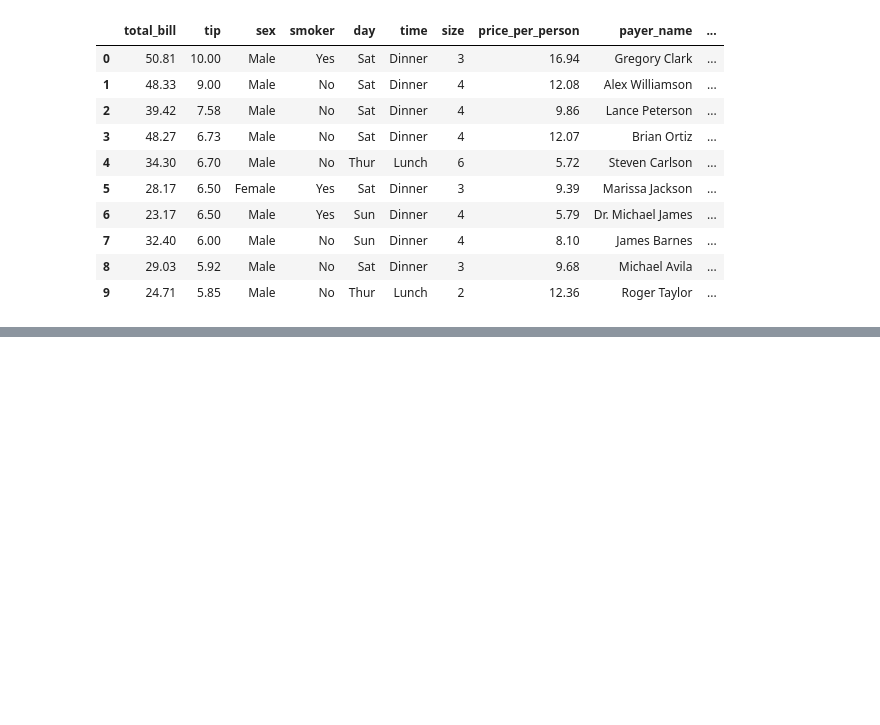
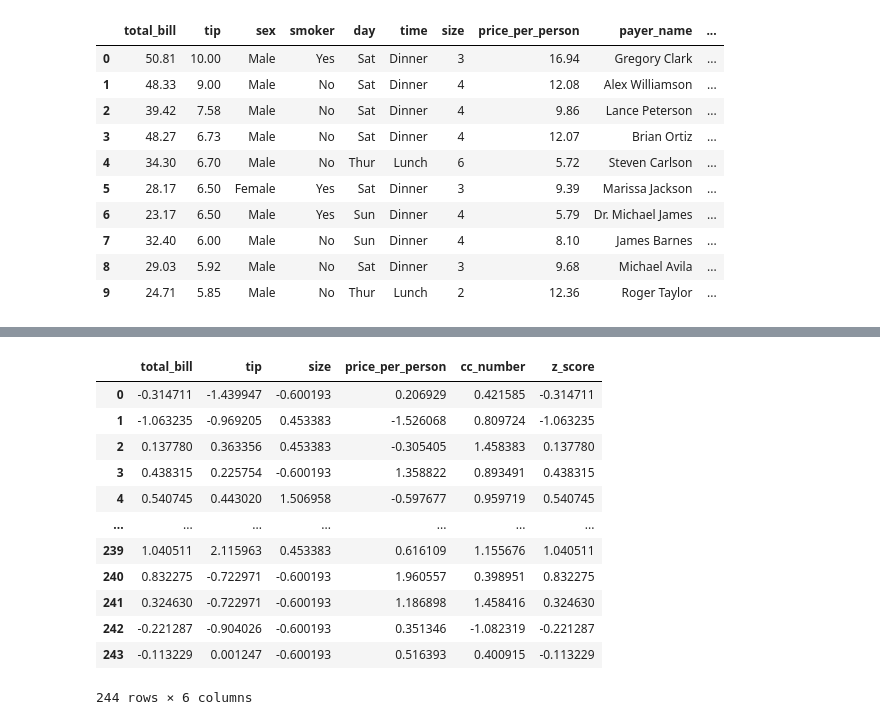
Before and after one commit to BulutMehmetAli/Machine-Learning-Journey, a Jupyter notebook: Pandas/ProgressiveOverloading.ipynb, the cells around one changed output, grey strips where cells are left out. Saved outputs shown, nothing was run; the diff lists cells and outputs as text; code cells hidden in the pictures; blank space fills up the shorter version.

```diff
--- a/Pandas/ProgressiveOverloading.ipynb
+++ b/Pandas/ProgressiveOverloading.ipynb
@@ -673,0 +821,17 @@ df.head(10)
+# %%
+z_score = df.select_dtypes(include='number').apply(st.zscore)
+z_score
+# %% [output]
+|  | total_bill | tip | size | price_per_person | cc_number | z_score |
+| 0 | -0.314711 | -1.439947 | -0.600193 | 0.206929 | 0.421585 | -0.314711 |
+| 1 | -1.063235 | -0.969205 | 0.453383 | -1.526068 | 0.809724 | -1.063235 |
+| 2 | 0.137780 | 0.363356 | 0.453383 | -0.305405 | 1.458383 | 0.137780 |
+| 3 | 0.438315 | 0.225754 | -0.600193 | 1.358822 | 0.893491 | 0.438315 |
+| 4 | 0.540745 | 0.443020 | 1.506958 | -0.597677 | 0.959719 | 0.540745 |
+| ... | ... | ... | ... | ... | ... | ... |
+| 239 | 1.040511 | 2.115963 | 0.453383 | 0.616109 | 1.155676 | 1.040511 |
+| 240 | 0.832275 | -0.722971 | -0.600193 | 1.960557 | 0.398951 | 0.832275 |
+| 241 | 0.324630 | -0.722971 | -0.600193 | 1.186898 | 1.458416 | 0.324630 |
+| 242 | -0.221287 | -0.904026 | -0.600193 | 0.351346 | -1.082319 | -0.221287 |
+| 243 | -0.113229 | 0.001247 | -0.600193 | 0.516393 | 0.400915 | -0.113229 |
+244 rows × 6 columns
```
Also changed, not shown: parts of 28 cells of this notebook.
